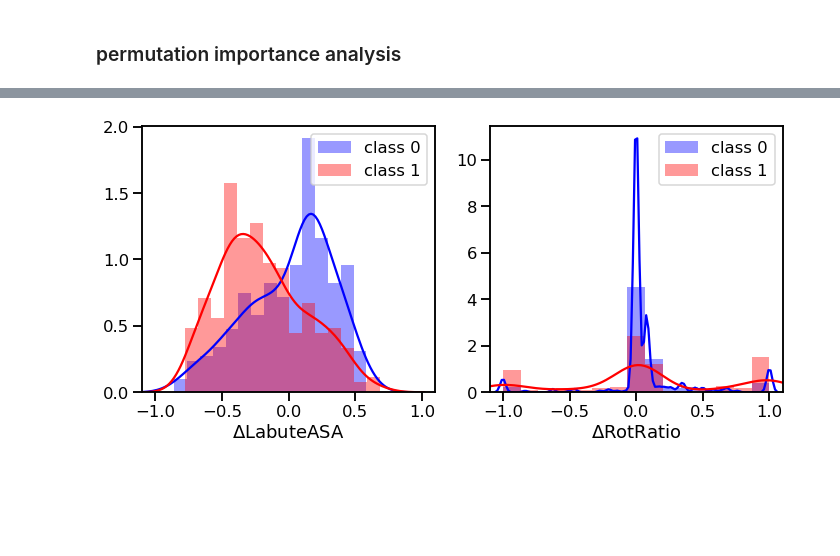
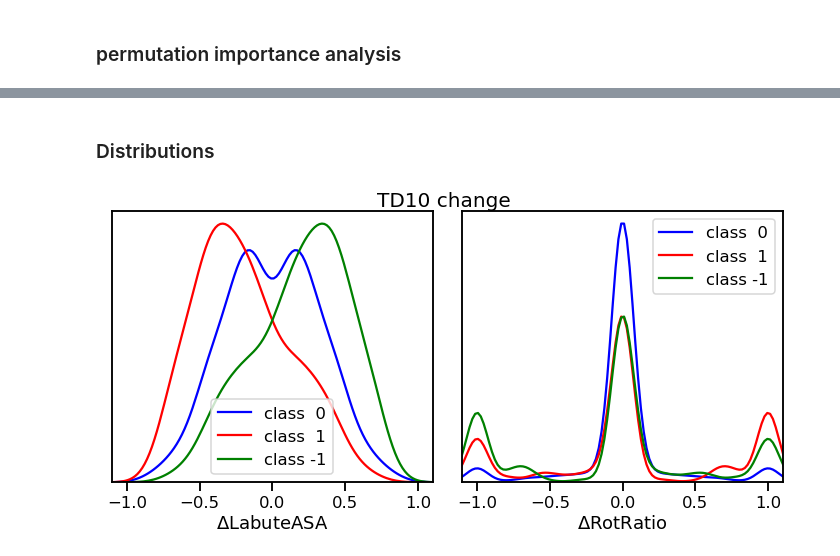
Before and after one commit to trioxane/iCPs_MLs, a Jupyter notebook: framework changes classification models.ipynb, the cells around one changed output, grey strips where cells are left out. Drawn from its saved outputs; the diff is of its cells as text; code cells hidden in the pictures; blank space fills up the shorter version.

```diff
--- a/framework changes classification models.ipynb
+++ b/framework changes classification models.ipynb
@@ -401,21 +585,41 @@ fig.savefig('LabuteASA_RotRatio_TD10_scatter.png', dpi=200)
+# %% [markdown]
+### Distributions
 # %%
 plt.figure(figsize=(10, 5))
 
 plt.subplot(121)
-sns.distplot(y2X['LabuteASA'][y2X['TD10_mean']==0], color='b', bins=15, label='class 0')
-sns.distplot(y2X['LabuteASA'][y2X['TD10_mean']==1], color='r', bins=15, label='class 1')
+
+sns.kdeplot(y2X['LabuteASA'][y2X['TD10_mean']== 0], color='b', label='class  0', bw='scott')
+sns.kdeplot(y2X['LabuteASA'][y2X['TD10_mean']== 1], color='r', label='class  1', bw='scott')
+sns.kdeplot(y2X['LabuteASA'][y2X['TD10_mean']==-1], color='g', label='class -1', bw='scott')
+
+# sns.distplot(y2X['LabuteASA'][y2X['TD10_mean']== 0], color='b', bins=15, label='class  0')
+# sns.distplot(y2X['LabuteASA'][y2X['TD10_mean']== 1], color='r', bins=15, label='class  1')
+# sns.distplot(y2X['LabuteASA'][y2X['TD10_mean']==-1], color='g', bins=15, label='class -1')
+
 plt.xlim(-1.1, 1.1)
 plt.xlabel('$\Delta$LabuteASA')
 plt.legend()
+plt.yticks([])
 
 plt.subplot(122)
-sns.distplot(y2X['RotRatio'][y2X['TD10_mean']==0], color='b', bins=15, label='class 0')
-sns.distplot(y2X['RotRatio'][y2X['TD10_mean']==1], color='r', bins=15, label='class 1')
+
+sns.kdeplot(y2X['RotRatio'][y2X['TD10_mean']== 0], color='b', label='class  0', bw=.075)
+sns.kdeplot(y2X['RotRatio'][y2X['TD10_mean']== 1], color='r', label='class  1', bw=.075)
+sns.kdeplot(y2X['RotRatio'][y2X['TD10_mean']==-1], color='g', label='class -1', bw=.075)
+
+# sns.distplot(y2X['RotRatio'][y2X['TD10_mean']== 0], color='b', bins=15, label='class  0', kde=False)
+# sns.distplot(y2X['RotRatio'][y2X['TD10_mean']== 1], color='r', bins=15, label='class  1', kde=False)
+# sns.distplot(y2X['RotRatio'][y2X['TD10_mean']==-1], color='g', bins=15, label='class -1', kde=False)
+
 plt.xlim(-1.1, 1.1)
 plt.xlabel('$\Delta$RotRatio')
 plt.legend()
+plt.yticks([])
 
+plt.suptitle('TD10 change', y=1.000, fontsize=20)
 plt.tight_layout()
-plt.savefig('LabuteASA_RotRatio_TD10_dist.png', dpi=200)
+
+plt.savefig('LabuteASA_RotRatio_TD10_dist.png', dpi=dpi)
 # %% [output]
-[figure, old version]
+[figure, new version]
```
Also changed, not shown: parts of 68 cells of this notebook, 7 other files.
